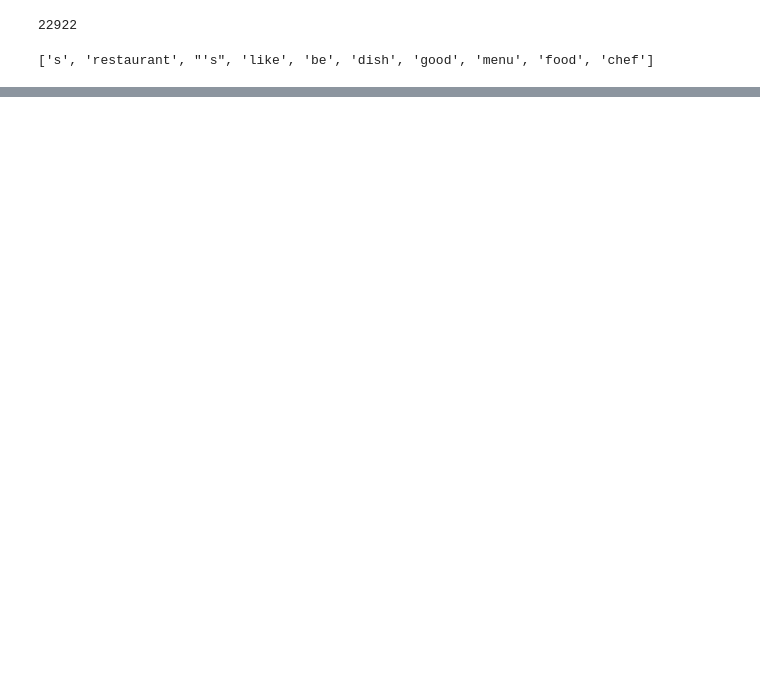
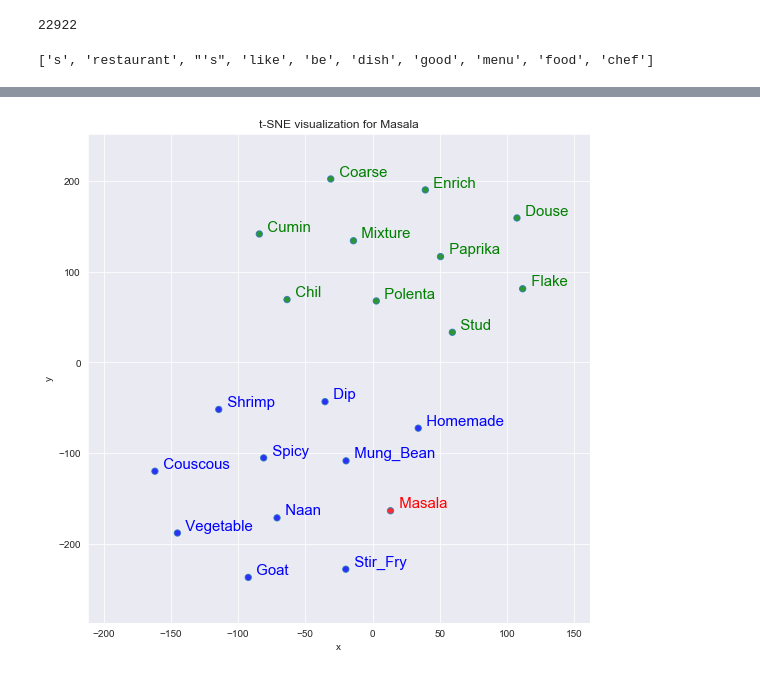
Before and after one commit to ledong1/nycFoodMap, a Jupyter notebook: Gensim Word2Vec-Copy1.ipynb, the cells around one changed output, grey strips where cells are left out. Drawn from its saved outputs; the diff is of its cells as text; code cells hidden in the pictures; blank space fills up the shorter version.

```diff
--- a/Gensim Word2Vec-Copy1.ipynb
+++ b/Gensim Word2Vec-Copy1.ipynb
@@ -310,3 +335,7 @@ tsnescatterplot(w2v_model, 'beef', [i[0] for i in w2v_model.wv.most_similar(nega
+# %%
+tsnescatterplot(w2v_model, 'masala', [i[0] for i in w2v_model.wv.most_similar(positive=["soy_sauce"])])
+# %% [output]
+[figure, added]
 # %%
 1. catagory
 2. pos & neg
```
Also changed, not shown: parts of 21 cells of this notebook, 1 other file.
